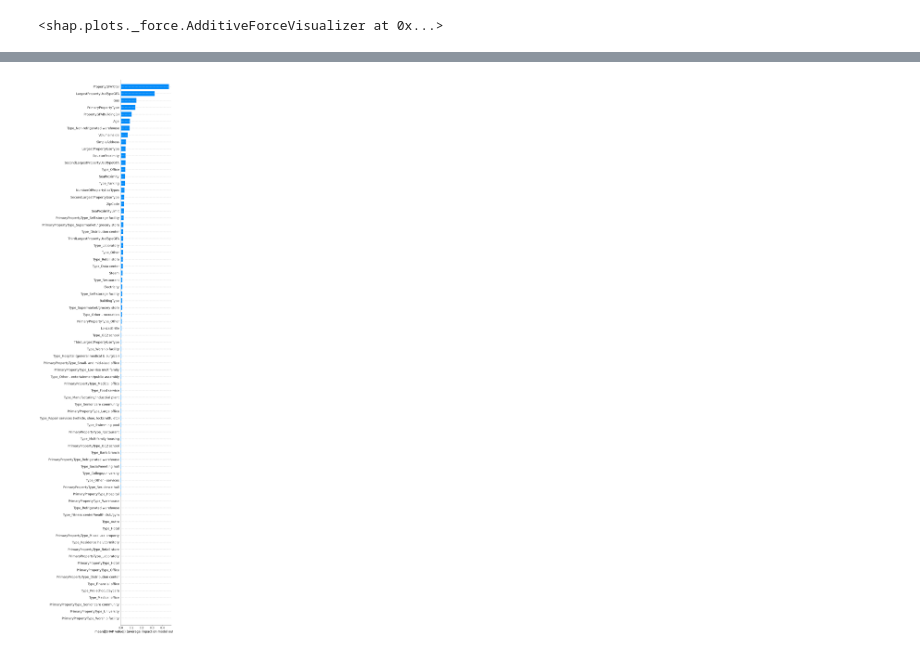
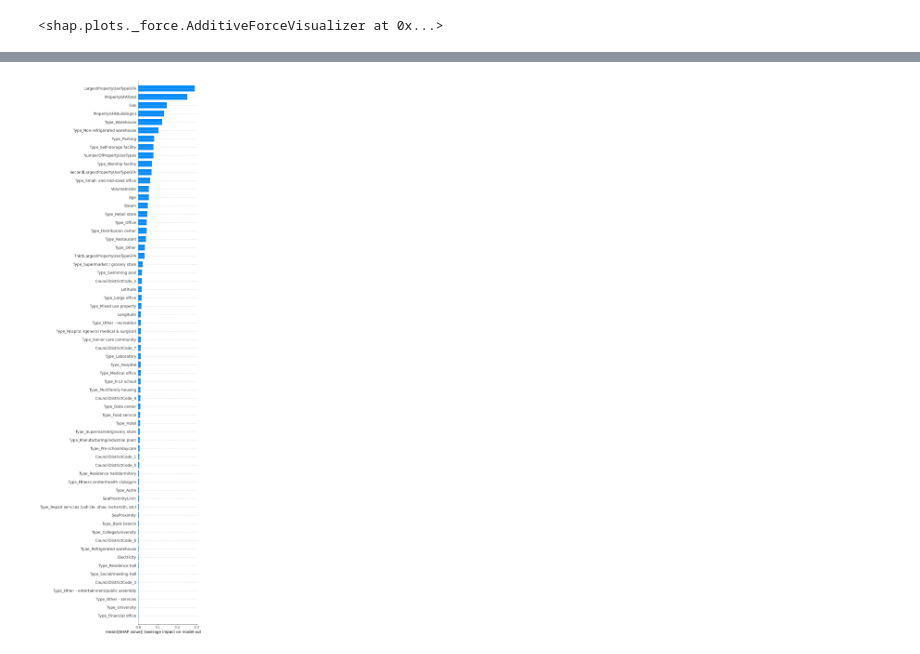
Before and after one commit to CeVague/Projet_4-Anticipez_besoins_consommation_batiments, a Jupyter notebook: Prediction.ipynb, the cells around one changed output, grey strips where cells are left out. Cells and saved outputs as stored; diff of their text form; code cells hidden in the pictures.

```diff
--- a/Prediction.ipynb
+++ b/Prediction.ipynb
@@ -266,0 +118,4 @@ Score MAE final : 0.5841227900581234
+# %%
+for i in []:#[304, 426, 3206]:
+    data_X = data_X.drop(index=i)
+    data_Y = data_Y.drop(index=i)
@@ -267,3 +198,5 @@ Score MAE final : 0.5841227900581234
+# %%
+TARGET = 'Energy_Y' #'Energy_Y', 'CO2_Y'
 # %%
 from sklearn.model_selection import GridSearchCV
 import time
@@ -468,8 +427,8 @@ shap.initjs()
 # %% [output]
 [interactive output not drawn]
 # %%
-shap_model = LassoCV(cv=5)
-shap_model.fit(data_X[col_num], data_Y['Energy_Y'])
+shap_model = BayesianRidge(alpha_init=1, lambda_init=0.1)#LassoCV(cv=5)
+shap_model.fit(data_X[col_num], data_Y[TARGET])
 
 explainer = shap.LinearExplainer(shap_model, data_X[col_num], feature_names=col_num)
 shap_values = explainer.shap_values(data_X[col_num])
@@ -478,3 +437,3 @@ shap_model = XGBRegressor().fit(data_X[col_num], data_Y['Energy_Y'])
 # %%
-explainer = shap.Explainer(shap_model, feature_names=col_num)
-shap_values = explainer.shap_values(data_X[col_num])
+#explainer = shap.Explainer(shap_model, feature_names=col_num)
+#shap_values = explainer.shap_values(data_X[col_num])
@@ -492,4 +449,4 @@ No data for colormapping provided via 'c'. Parameters 'vmin', 'vmax' will be ign
 # %%
-shap.summary_plot(shap_values, data_X[col_num], plot_type="bar", max_display=150)
+shap.summary_plot(shap_values, data_X[col_num], plot_type="bar", max_display=300)
 # %% [output]
-[figure, old version]
+[figure, new version]
```
Also changed, not shown: parts of 35 cells of this notebook, 1 other file.
